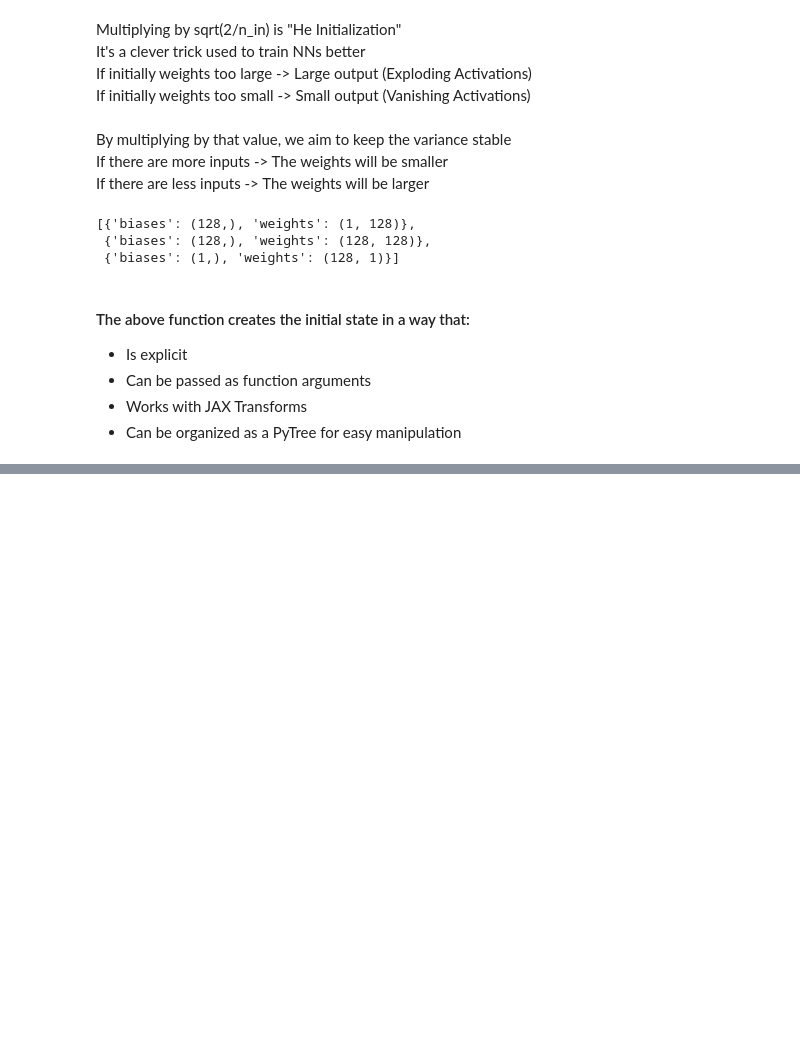
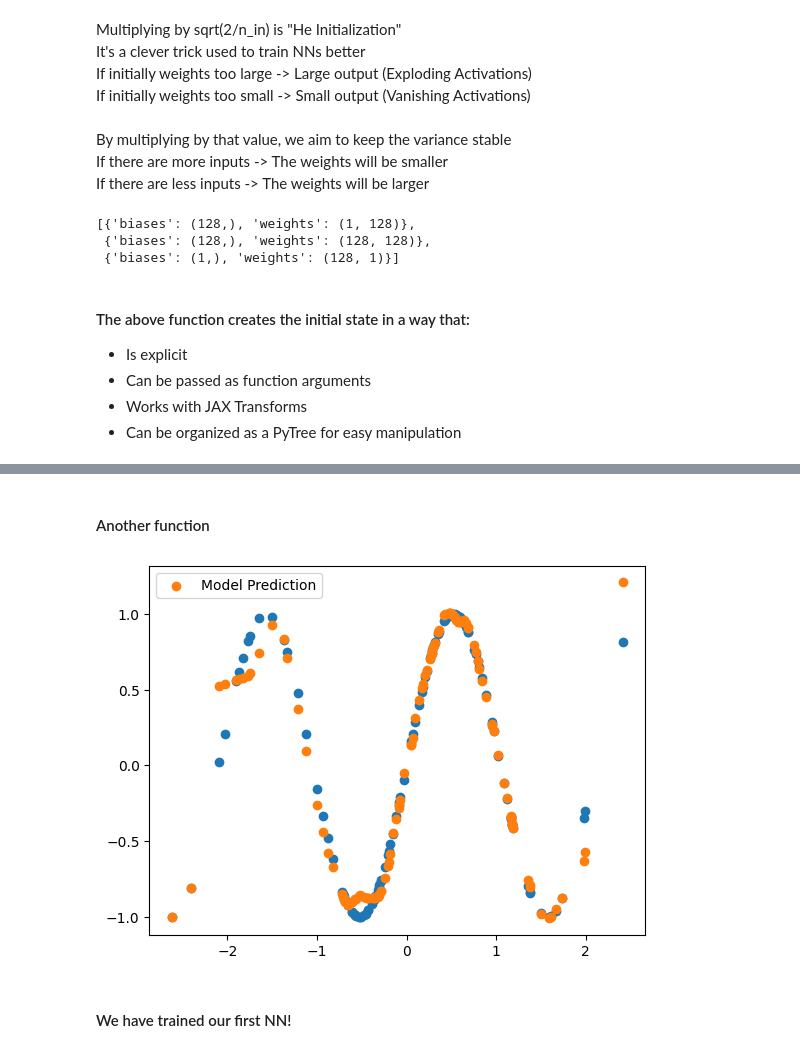
Before and after one commit to YashM246/JAX_Basics, a Jupyter notebook: 4_JAX_MLP.ipynb, the cells around one changed output, grey strips where cells are left out. Cells and saved outputs as stored; diff of their text form; code cells hidden in the pictures; blank space fills up the shorter version.

```diff
--- a/4_JAX_MLP.ipynb
+++ b/4_JAX_MLP.ipynb
@@ -58,0 +105,18 @@ jax.tree.map(lambda x: x.shape, params)
+# %% [markdown]
+#### Another function
+# %%
+xs = np.random.normal(size=(128,1))
+ys =  np.sin(3*xs)
+# %%
+epochs = 5000
+for _ in range(epochs):
+    params = update(params, xs, ys)
+
+plt.scatter(xs, ys)
+plt.scatter(xs, forward(params, xs), label="Model Prediction")
+plt.legend()
+plt.savefig('jax_mlp_pred_sin.png')
+# %% [output]
+[figure, added]
+# %% [markdown]
+#### We have trained our first NN!
```
Also changed, not shown: parts of 5 cells of this notebook, 2 other files.
